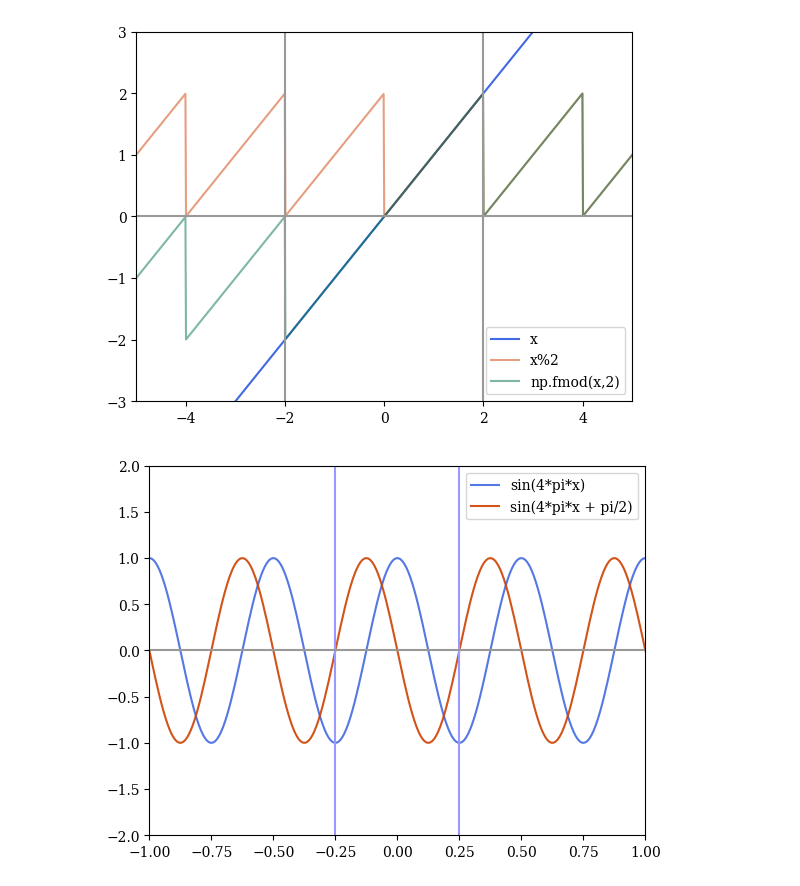
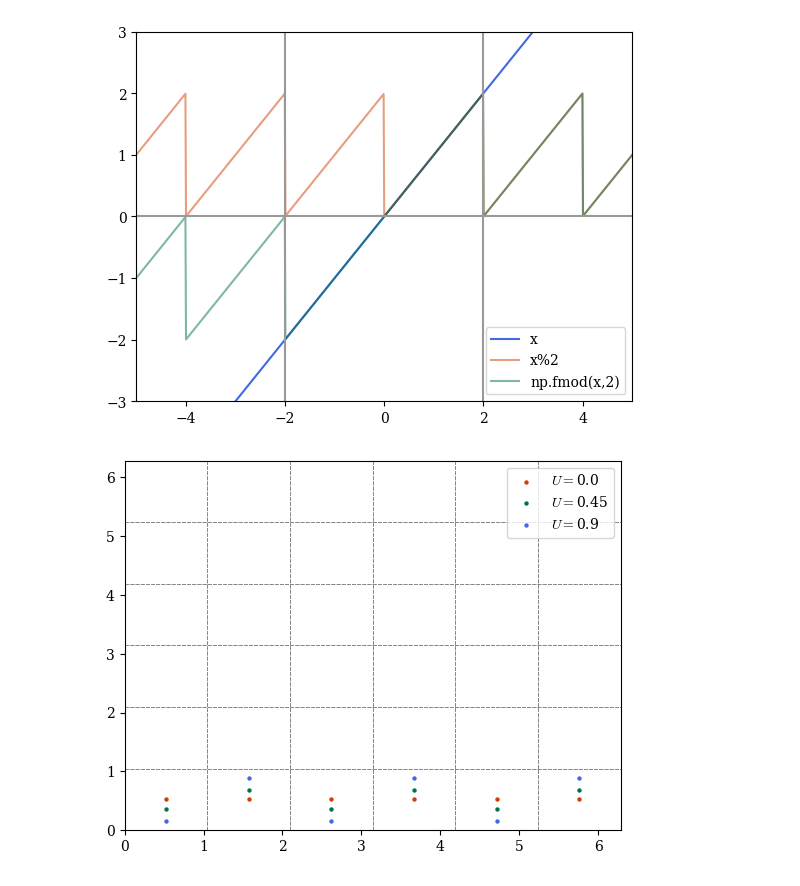
Before and after one commit to Farinha96br/git_douts, a Jupyter notebook: notas_usp.ipynb, the cells around one changed output. Cells and saved outputs as stored; diff of their text form; code cells hidden in the pictures.

```diff
--- a/notas_usp.ipynb
+++ b/notas_usp.ipynb
@@ -471,26 +408,41 @@ ax.legend()
 plt.show()
 # %% [output]
 [figure]
-# %%
-## Teste de função mod pra periodicidade
-x = np.linspace(-1,1,250)
-t = 0
-plt.close()
-fig, ax = plt.subplots()
-
-k = 4*np.pi
-ax.plot(x,np.cos(k*x+t),color = rgb_pallet[2], label = "sin(4*pi*x)",alpha = 0.9)
-ax.plot(x,np.cos(k*x+t + np.pi/2),color = rgb_pallet[0], label = "sin(4*pi*x + pi/2)",alpha = 0.9)
-
-ax.axvline(np.pi/(k), color = "#9999FF")
-ax.axvline(-np.pi/(k), color = "#9999FF")
-
-
-#ax.plot(x,np.fmod(x,2),color = rgb_pallet[1], label = "np.fmod(x)",alpha = 0.9)
-ax.set_xlim(-1,1)
-ax.set_ylim(-2,2)
-ax.axhline(0, color = "#999999")
-ax.legend()
-plt.show()
-# %% [output]
-[figure, removed]
+# %%
+## Pontos elipticos variando U
+
+def drawgrid(ax,M,N):
+    for m in range(0,2*M+1): #kx
+        ax.axhline(np.pi*m/M, color = '#888888', linestyle = "--", linewidth = 0.7, zorder = 0)
+    for n in range(0,2*N): #ky
+        ax.axvline(n*pi/(N), color = '#888888', linestyle = "--", linewidth = 0.7, zorder = 0)
+
+
+def f(x,ky,kx,U):
+    return np.arccos(U/(np.sin(kx*x)))/ky
+
+t = 0
+plt.close()
+fig, ax = plt.subplots()
+
+kx = 3
+ky = 3
+
+
+
+Us = np.linspace(0,0.9,3)
+
+
+
+for i in range(0,len(Us)):
+    x = np.arange(np.pi/(kx),2*np.pi,np.pi/(kx))-np.pi/(2*kx)
+    y = f(x,ky,kx,Us[i])
+    ax.scatter(x,y,s=10, color = rgb_pallet[i],lw = 0,zorder = 0, label = r"$U=$" + str(Us[i]))
+    drawgrid(ax,3,3)
+    ax.set_ylim(0,2*np.pi)
+    ax.set_xlim(0,2*np.pi)
+
+ax.legend()
+plt.show()
+# %% [output]
+[figure, added]
```
Also changed, not shown: parts of 3 cells of this notebook, 18 other files.
